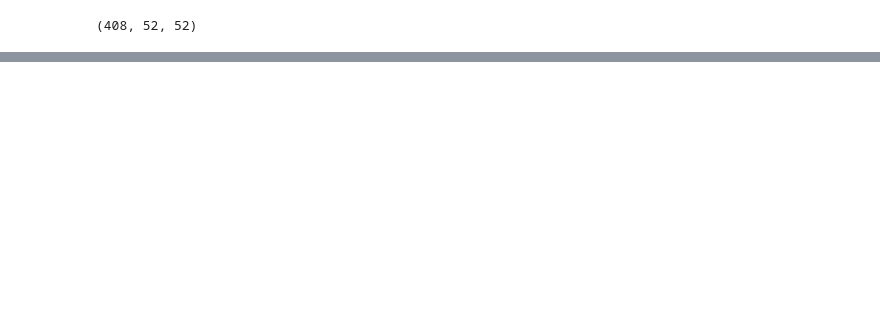
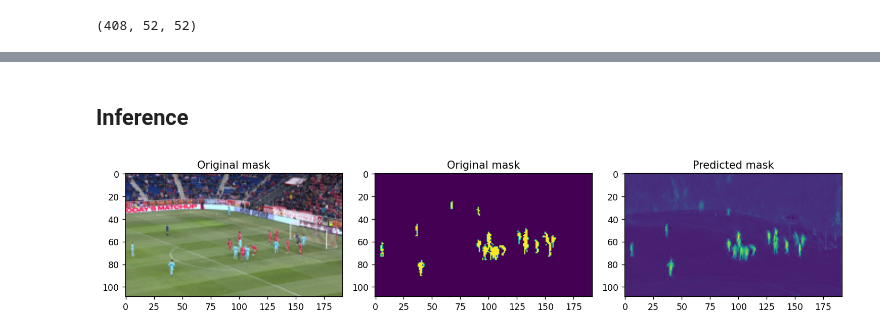
Before and after one commit to facupalavecino/torch-lightning-playground, a Jupyter notebook: notebooks/baseline-model.ipynb, the cells around one changed output, grey strips where cells are left out. Cells and saved outputs as stored; diff of their text form; code cells hidden in the pictures; blank space fills up the shorter version.

```diff
--- a/notebooks/baseline-model.ipynb
+++ b/notebooks/baseline-model.ipynb
@@ -215,0 +217,7 @@ trainer.test(model=segmenter, dataloaders=test_loader)
+# %% [markdown]
+## Inference
+# %%
+run_id = "1b8a28dc06f540a7843f87c1d461db38"
+
+model_uri = f"runs:/{run_id}/model"
+loaded_model = mlflow.pytorch.load_model(model_uri)
@@ -215,0 +227,22 @@ trainer.test(model=segmenter, dataloaders=test_loader)
+# %%
+X = test_dataset[int(np.random.random()*len(test_dataset))]
+
+image = X[0].unsqueeze(0)
+
+with torch.inference_mode():
+    y_pred = loaded_model(image)
+
+fig, axs = plt.subplots(nrows=1, ncols=3, figsize=(12, 8), dpi=125)
+
+axs[0].set_title("Original mask")
+axs[0].imshow(X[0].permute(1, 2, 0))
+
+axs[1].set_title("Original mask")
+axs[1].imshow(X[1].permute(1, 2, 0))
+
+axs[2].set_title("Predicted mask")
+axs[2].imshow(y_pred.squeeze(0).permute(1, 2, 0))
+
+plt.tight_layout()
+# %% [output]
+[figure, added]
```
Also changed, not shown: parts of 11 cells of this notebook, 6 other files.
